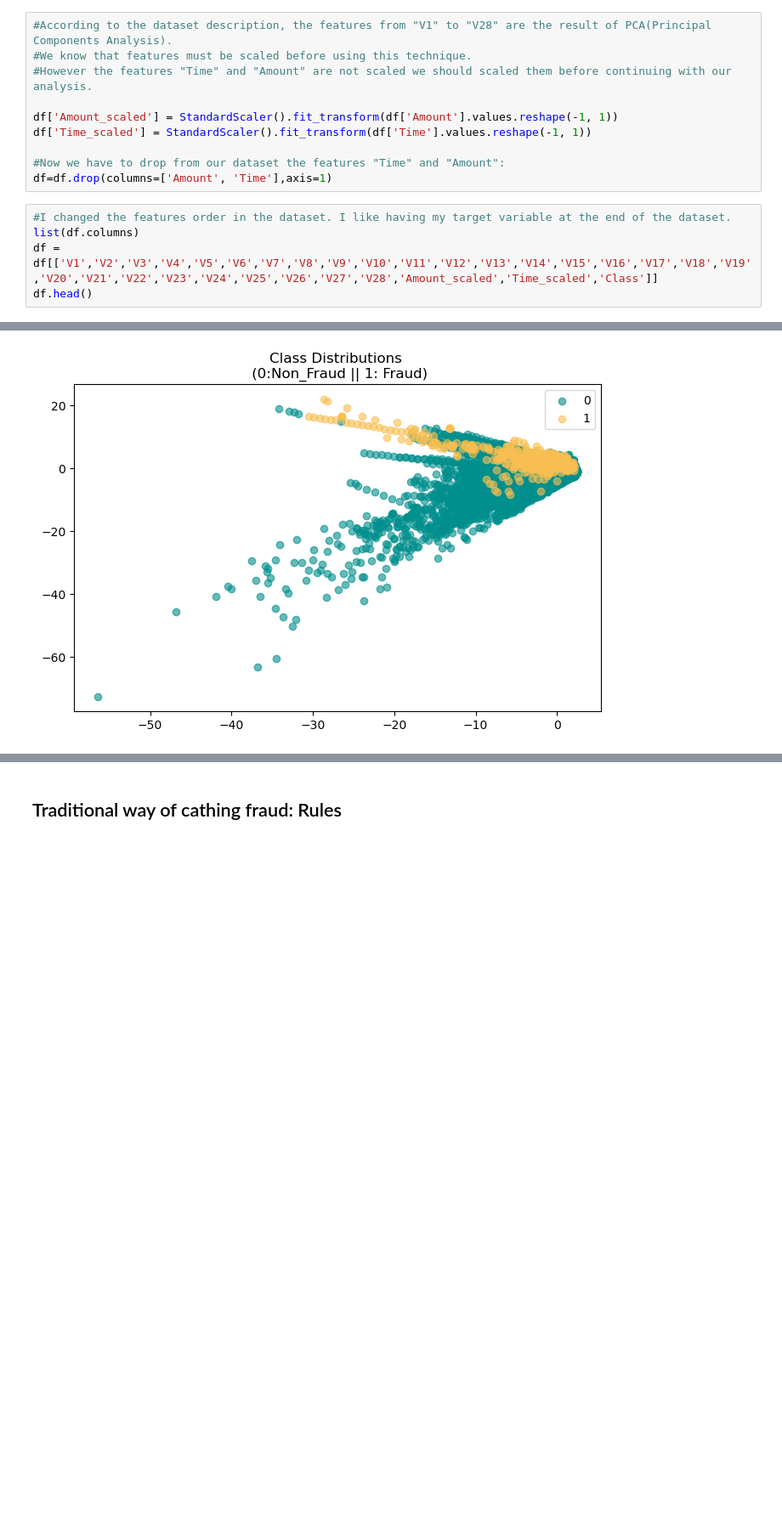
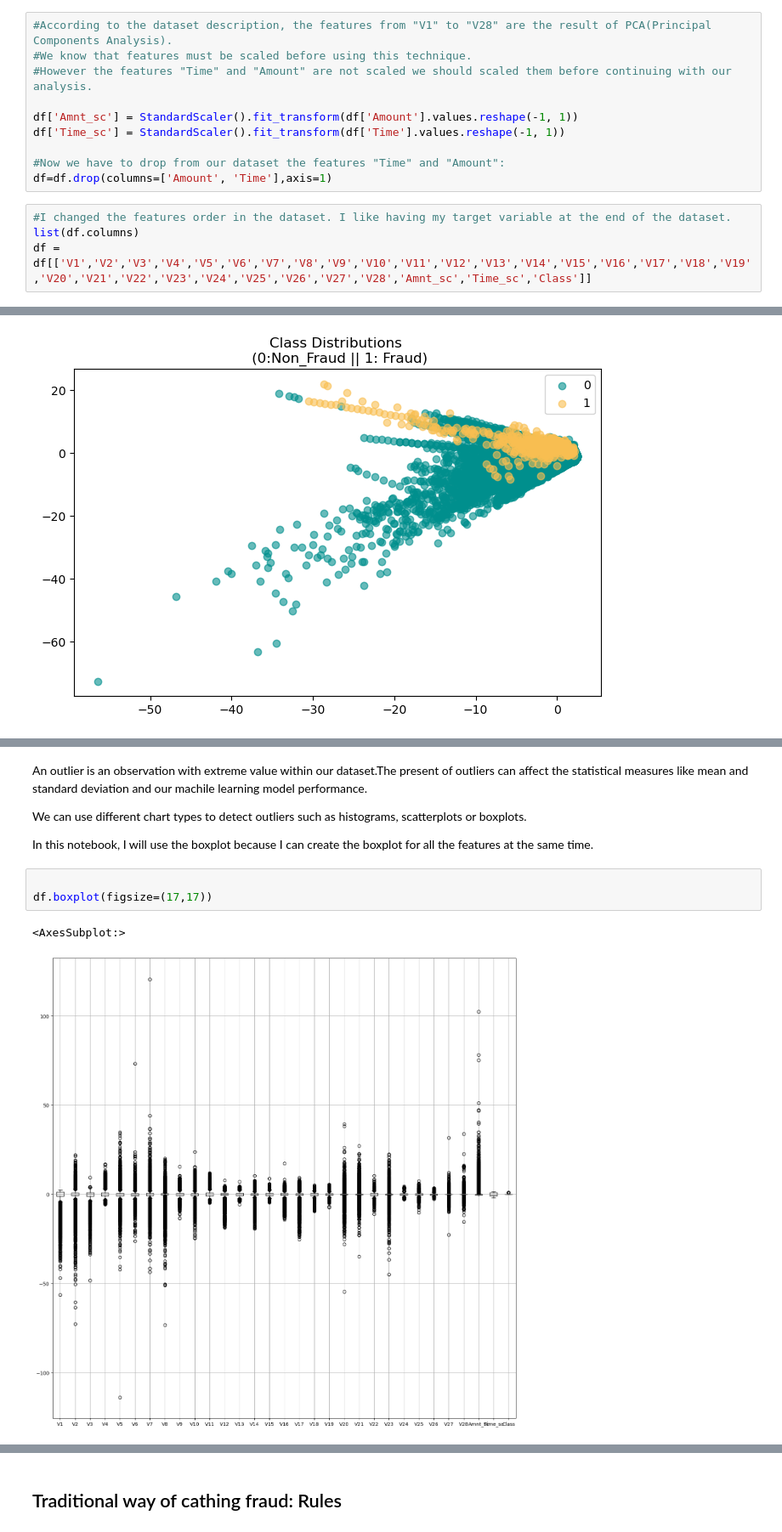
Before and after one commit to msantanarod/Fraud-Prevention-Analytics, a Jupyter notebook: Credit Card Fraud Detection.ipynb, the cells around one changed output, grey strips where cells are left out. Shown: that part at 85% size. Cells and saved outputs as stored; diff of their text form; blank space fills up the shorter version.

```diff
--- a/Credit Card Fraud Detection.ipynb
+++ b/Credit Card Fraud Detection.ipynb
@@ -111,13 +98,12 @@ df.isna().sum()
 #We know that features must be scaled before using this technique.
 #However the features "Time" and "Amount" are not scaled we should scaled them before continuing with our analysis.
 
-df['Amount_scaled'] = StandardScaler().fit_transform(df['Amount'].values.reshape(-1, 1))
-df['Time_scaled'] = StandardScaler().fit_transform(df['Time'].values.reshape(-1, 1))
+df['Amnt_sc'] = StandardScaler().fit_transform(df['Amount'].values.reshape(-1, 1))
+df['Time_sc'] = StandardScaler().fit_transform(df['Time'].values.reshape(-1, 1))
 
 #Now we have to drop from our dataset the features "Time" and "Amount":
 df=df.drop(columns=['Amount', 'Time'],axis=1)
 # %%
 #I changed the features order in the dataset. I like having my target variable at the end of the dataset.
 list(df.columns)
-df = df[['V1','V2','V3','V4','V5','V6','V7','V8','V9','V10','V11','V12','V13','V14','V15','V16','V17','V18','V19','V20','V21','V22','V23','V24','V25','V26','V27','V28','Amount_scaled','Time_scaled','Class']]
-df.head()
+df = df[['V1','V2','V3','V4','V5','V6','V7','V8','V9','V10','V11','V12','V13','V14','V15','V16','V17','V18','V19','V20','V21','V22','V23','V24','V25','V26','V27','V28','Amnt_sc','Time_sc','Class']]
@@ -193,0 +250,12 @@ plt.show()
+# %% [markdown]
+An outlier is an observation with extreme value within our dataset.The present of outliers can affect the statistical measures like mean and standard deviation and our machile learning model performance.
+
+We can use different chart types to detect outliers such as histograms, scatterplots or boxplots.
+
+In this notebook, I will use the boxplot because I can create the boxplot for all the features at the same time.
+# %%
+
+df.boxplot(figsize=(17,17))
+# %% [output]
+<AxesSubplot:>
+[figure, added]
```
Also changed, not shown: parts of 138 cells of this notebook.
